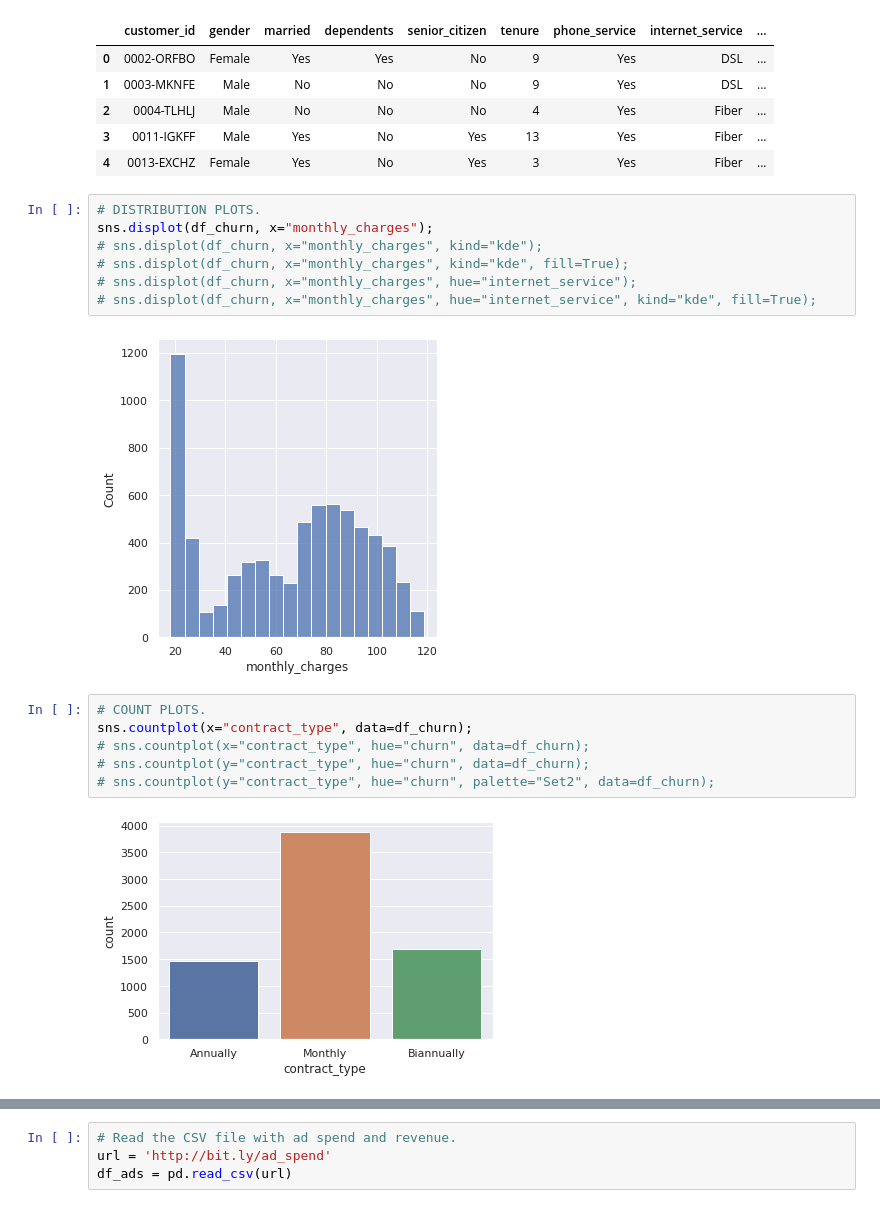
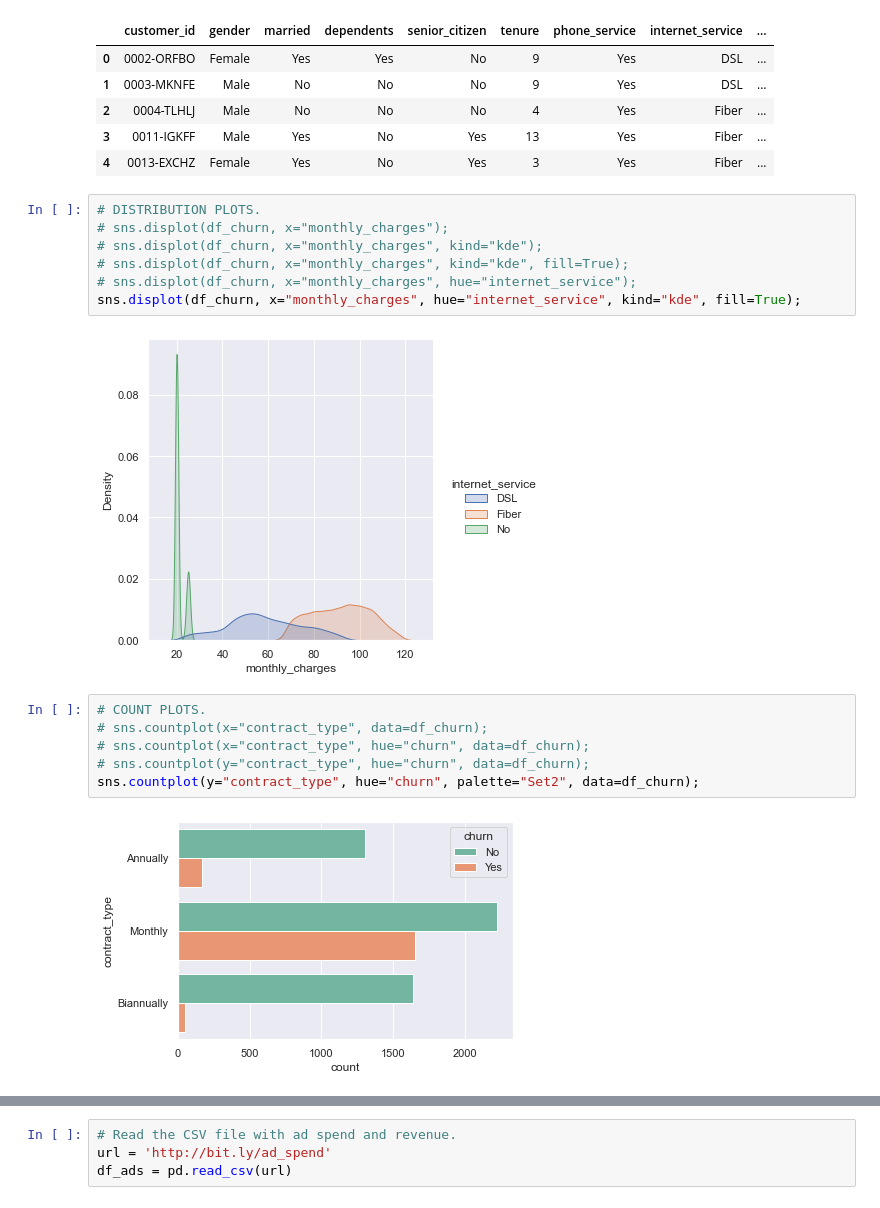
Before and after one commit to placenciohid/GB705, a Jupyter notebook: Stats_Using_Python_Seaborn.ipynb, the cells around one changed output, grey strips where cells are left out. Drawn from its saved outputs; the diff is of its cells as text.

```diff
--- a/Stats_Using_Python_Seaborn.ipynb
+++ b/Stats_Using_Python_Seaborn.ipynb
@@ -25,20 +26,20 @@ df_churn.head(5)
 | 4 | 0013-EXCHZ | Female | Yes | No | Yes | 3 | Yes | Fiber | ... |
 # %%
 # DISTRIBUTION PLOTS.
-sns.displot(df_churn, x="monthly_charges");
+# sns.displot(df_churn, x="monthly_charges");
 # sns.displot(df_churn, x="monthly_charges", kind="kde");
 # sns.displot(df_churn, x="monthly_charges", kind="kde", fill=True);
 # sns.displot(df_churn, x="monthly_charges", hue="internet_service");
-# sns.displot(df_churn, x="monthly_charges", hue="internet_service", kind="kde", fill=True);
+sns.displot(df_churn, x="monthly_charges", hue="internet_service", kind="kde", fill=True);
 # %% [output]
-[figure, old version]
+[figure, new version]
 # %%
 # COUNT PLOTS.
-sns.countplot(x="contract_type", data=df_churn);
+# sns.countplot(x="contract_type", data=df_churn);
 # sns.countplot(x="contract_type", hue="churn", data=df_churn);
 # sns.countplot(y="contract_type", hue="churn", data=df_churn);
-# sns.countplot(y="contract_type", hue="churn", palette="Set2", data=df_churn);
+sns.countplot(y="contract_type", hue="churn", palette="Set2", data=df_churn);
 # %% [output]
-[figure, old version]
+[figure, new version]
 # %%
 # BOX PLOTS.
```
Also changed, not shown: parts of 4 cells of this notebook, 7 other files.
